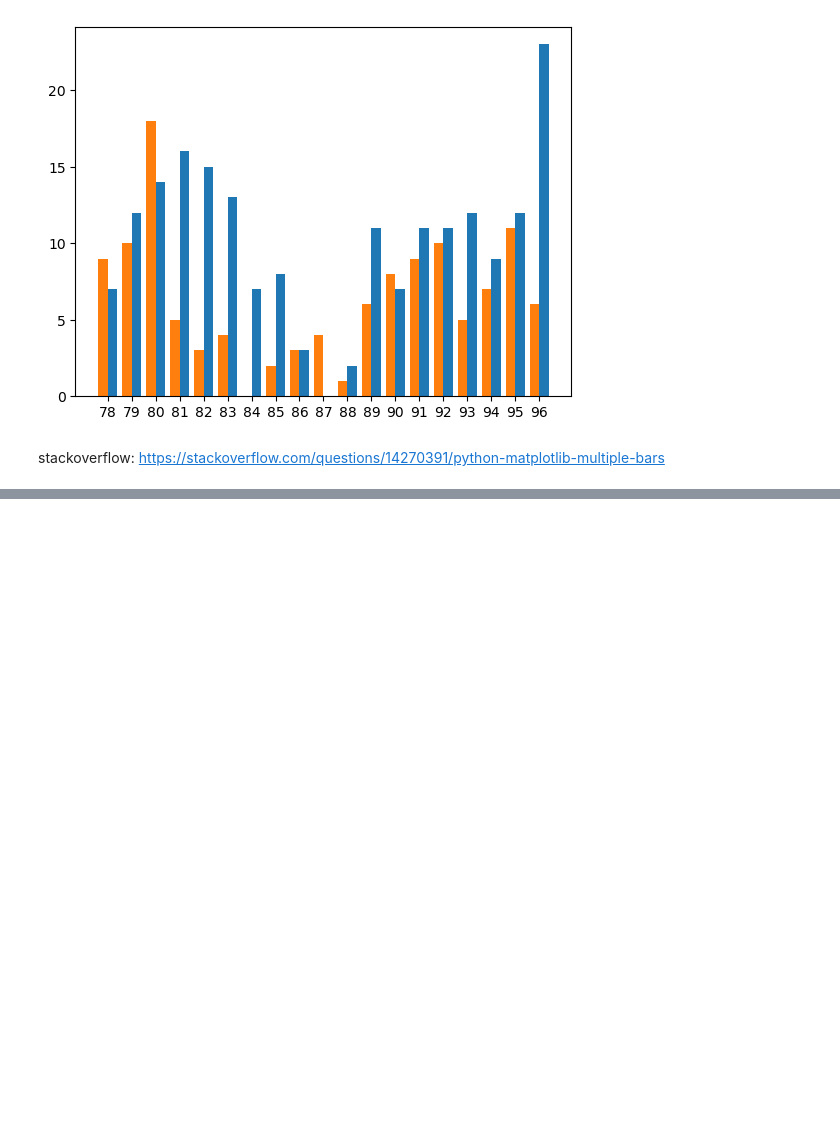
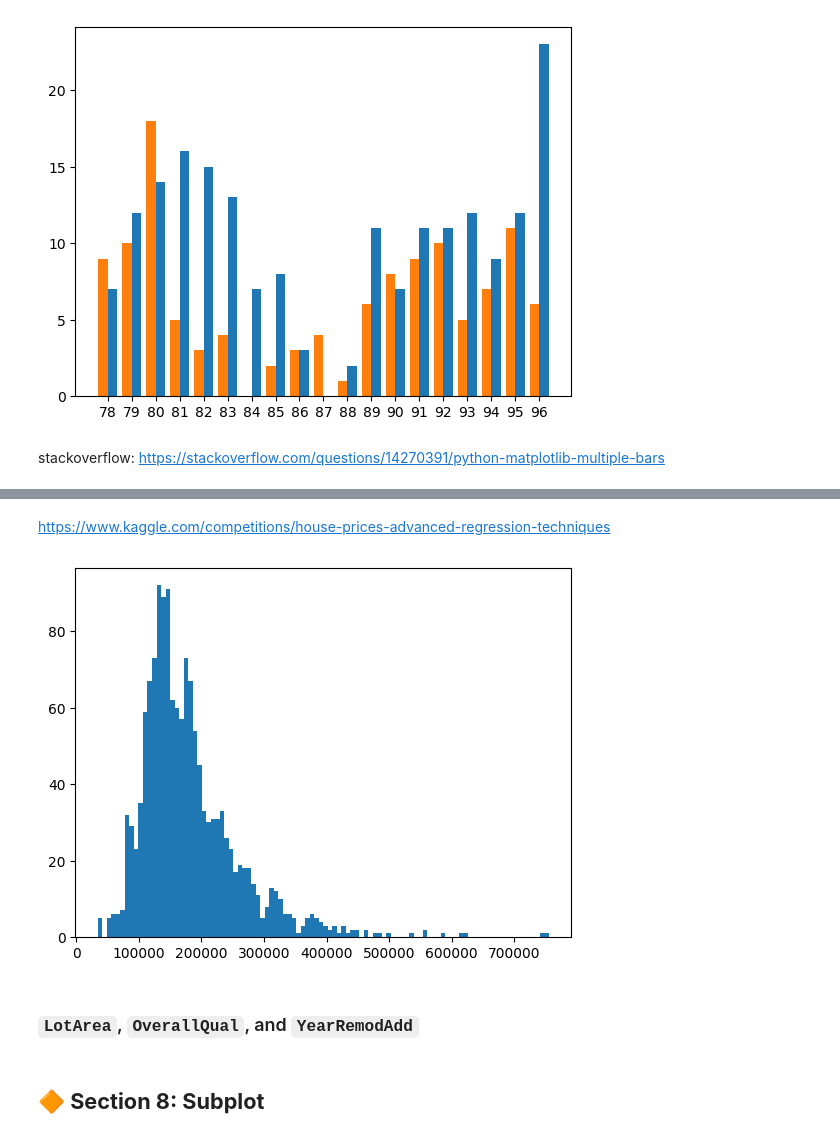
Before and after one commit to howsam/python-for-ai, a Jupyter notebook: matplotlib/intro-to-matplotlib.ipynb, the cells around one changed output, grey strips where cells are left out. Drawn from its saved outputs; the diff is of its cells as text; code cells hidden in the pictures; blank space fills up the shorter version.

Commit message:
adding pandas

```diff
--- a/matplotlib/intro-to-matplotlib.ipynb
+++ b/matplotlib/intro-to-matplotlib.ipynb
@@ -511,0 +559,12 @@ stackoverflow: https://stackoverflow.com/questions/14270391/python-matplotlib-mu
+# %% [markdown]
+https://www.kaggle.com/competitions/house-prices-advanced-regression-techniques
+# %%
+import pandas as pd
+x = pd.read_csv('../assests/data/train.csv')['SalePrice'].values
+plt.hist(x, bins=100);
+# %% [output]
+[figure, added]
+# %% [markdown]
+### `LotArea`, `OverallQual`, and `YearRemodAdd`
+# %% [markdown]
+## **🔶 Section 8: Subplot**
```
Also changed, not shown: parts of 89 cells of this notebook, 51 other files.
